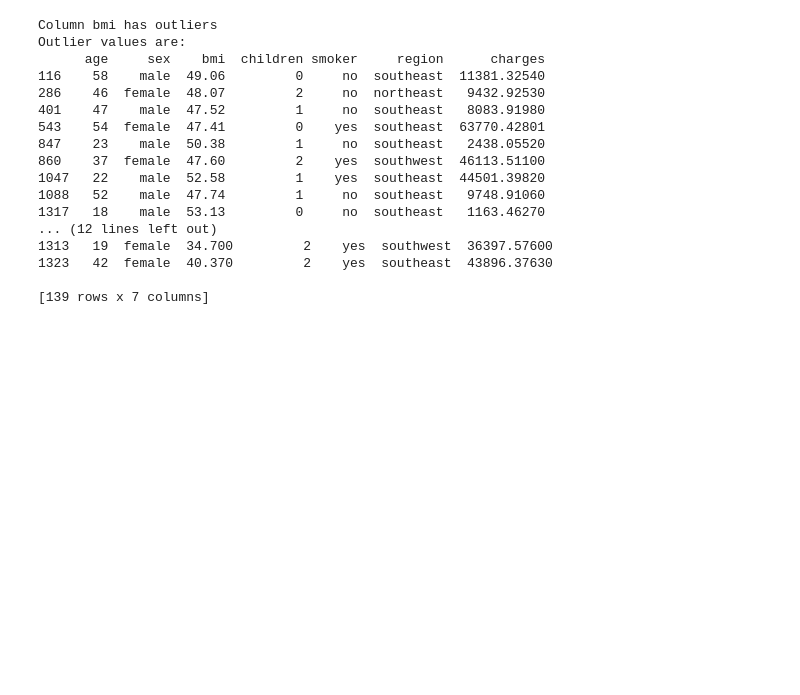
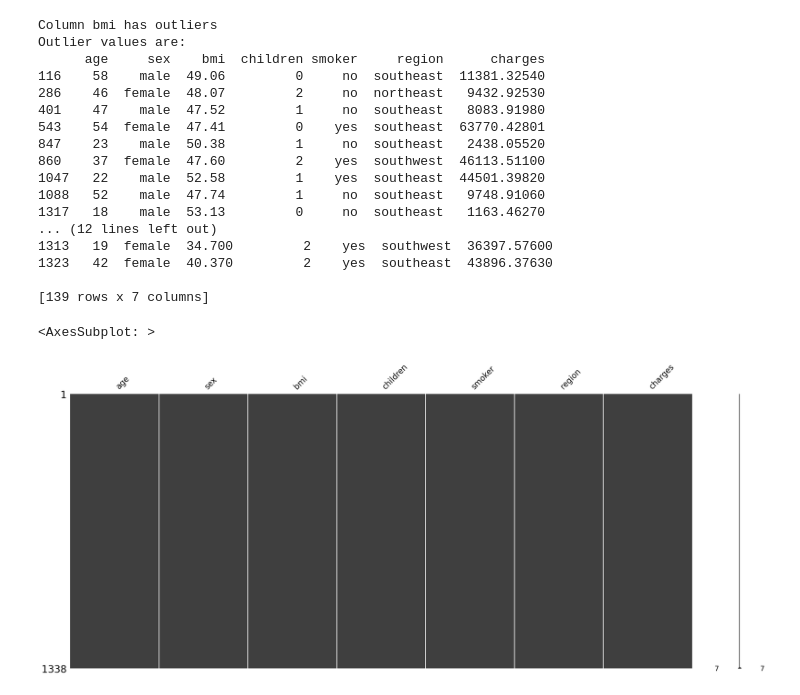
Before and after one commit to zoltarzol/brief_assur_aimant, a Jupyter notebook: analyse.ipynb, the cells around one changed output. Drawn from its saved outputs; the diff is of its cells as text; code cells hidden in the pictures; blank space fills up the shorter version.

```diff
--- a/analyse.ipynb
+++ b/analyse.ipynb
@@ -60,3 +60,8 @@ Outlier values are:
 1323   42  female  40.370         2    yes  southeast  43896.37630
 
 [139 rows x 7 columns]
+# %%
+mno.matrix(df)
+# %% [output]
+<AxesSubplot: >
+[figure, added]
```
Also changed, not shown: parts of 2 cells of this notebook, 1 other file.
